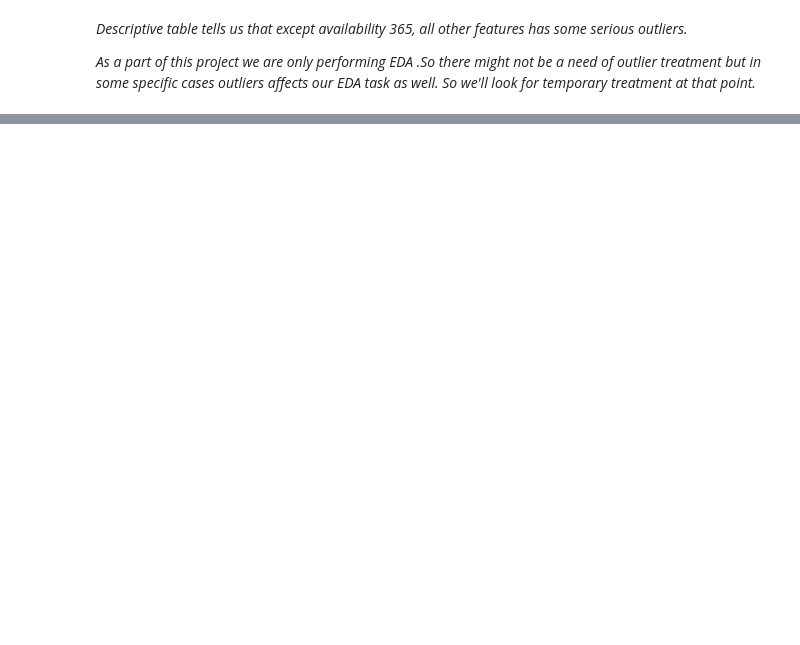
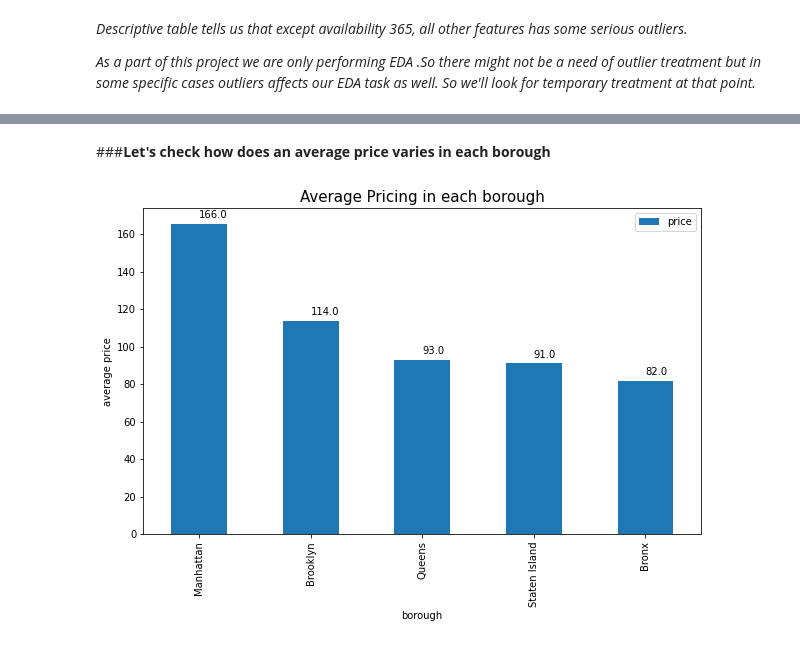
Before and after one commit to kiranmahara9600/AirbnbNYC_2019_Analysis, a Jupyter notebook: Airbnb_Bookings_Analysis.ipynb, the cells around one changed output, grey strips where cells are left out. Drawn from its saved outputs; the diff is of its cells as text; code cells hidden in the pictures; blank space fills up the shorter version.

```diff
--- a/Airbnb_Bookings_Analysis.ipynb
+++ b/Airbnb_Bookings_Analysis.ipynb
@@ -215,0 +400,18 @@ airbnbNY_data.drop(['id','host_id','latitude','longitude'], axis =1).describe()
+# %% [markdown]
+###**Let's check how does an average price varies in each borough**
+# %%
+#----------------------Block 19----------------------------------
+
+fig= plt.figure(figsize=(10,6))
+axes = fig.gca()
+avgprice_df = airbnbNY_data[airbnbNY_data['price']<600]  #creating sub dataframe with price less than 600
+#grouping by borough and averaging out by price to find average price across each borough
+avgprice_borough = avgprice_df.groupby('borough').agg({'price':'mean'}).sort_values(by='price',ascending = False)
+avgprice_borough.plot.bar(ax = axes)  #bar plot represeting average price across each borough
+plt.title('Average Pricing in each borough',fontsize=15)
+avgprice = list(np.around(avgprice_borough.values.reshape(5,))) #rounding up and storing average price of each borough in a list
+axes.set_ylabel('average price')
+for ind, val in enumerate(avgprice):
+  axes.text(x = ind, y =val+3, s = str(val))  #to put text over bars
+# %% [output]
+[figure, added]
```
Also changed, not shown: parts of 32 cells of this notebook.
